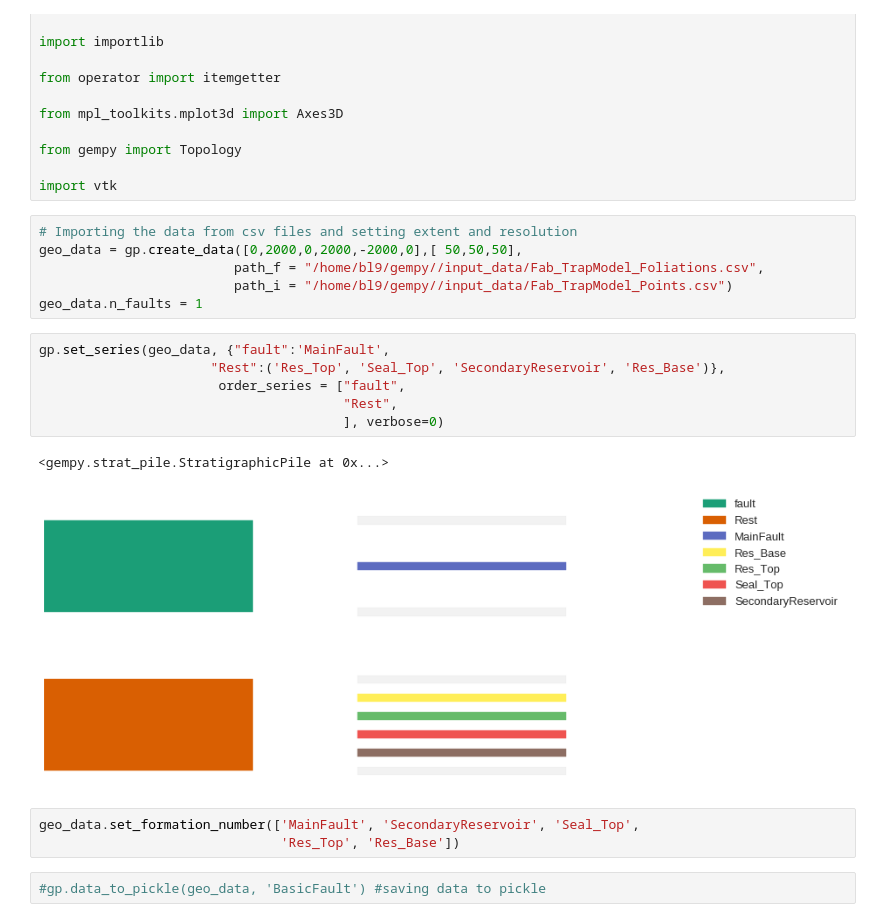
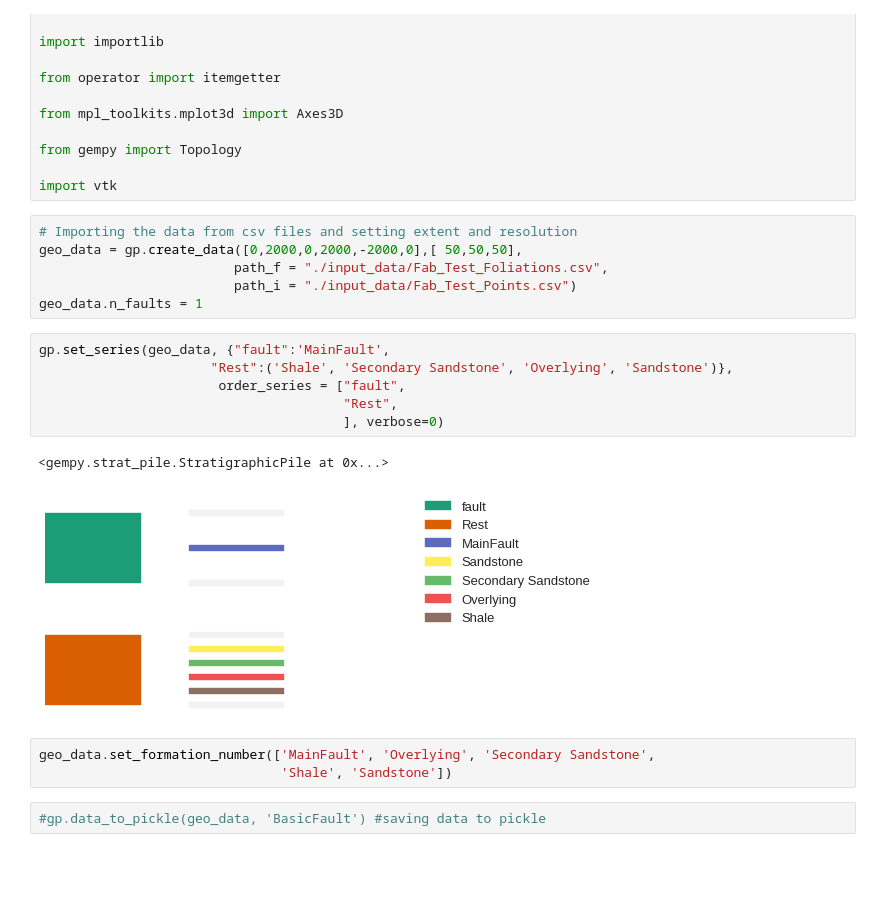
Before and after one commit to nre-aachen/Theses, a Jupyter notebook: Risk analysis/Notebooks/3D uncertainty (improved geo model).ipynb, the cells around one changed output. Drawn from its saved outputs; the diff is of its cells as text; blank space fills up the shorter version.

Commit message:
Some fixes, but get_surfaces scale error remains
Added input_data and created new CSV data for a better geo model

```diff
--- a/Risk analysis/Notebooks/3D uncertainty (improved geo model).ipynb
+++ b/Risk analysis/Notebooks/3D uncertainty (improved geo model).ipynb
@@ -35,21 +35,21 @@ import vtk
 # %%
 # Importing the data from csv files and setting extent and resolution
 geo_data = gp.create_data([0,2000,0,2000,-2000,0],[ 50,50,50],
-                         path_f = "/home/bl9/gempy//input_data/Fab_TrapModel_Foliations.csv",
-                         path_i = "/home/bl9/gempy//input_data/Fab_TrapModel_Points.csv")
+                         path_f = "./input_data/Fab_Test_Foliations.csv",
+                         path_i = "./input_data/Fab_Test_Points.csv")
 geo_data.n_faults = 1
 # %%
 gp.set_series(geo_data, {"fault":'MainFault',
-                      "Rest":('Res_Top', 'Seal_Top', 'SecondaryReservoir', 'Res_Base')},
+                      "Rest":('Shale', 'Secondary Sandstone', 'Overlying', 'Sandstone')},
                        order_series = ["fault",
                                        "Rest",
                                        ], verbose=0)
 # %% [output]
 <gempy.strat_pile.StratigraphicPile at 0x...>
-[figure, old version]
+[figure, new version]
-# %%
-geo_data.set_formation_number(['MainFault', 'SecondaryReservoir', 'Seal_Top',
-                               'Res_Top', 'Res_Base'])
+# %%
+geo_data.set_formation_number(['MainFault', 'Overlying', 'Secondary Sandstone',
+                               'Shale', 'Sandstone'])
 # %%
 #gp.data_to_pickle(geo_data, 'BasicFault') #saving data to pickle
 # %%
```
Also changed, not shown: parts of 13 cells of this notebook, 23 other files.
